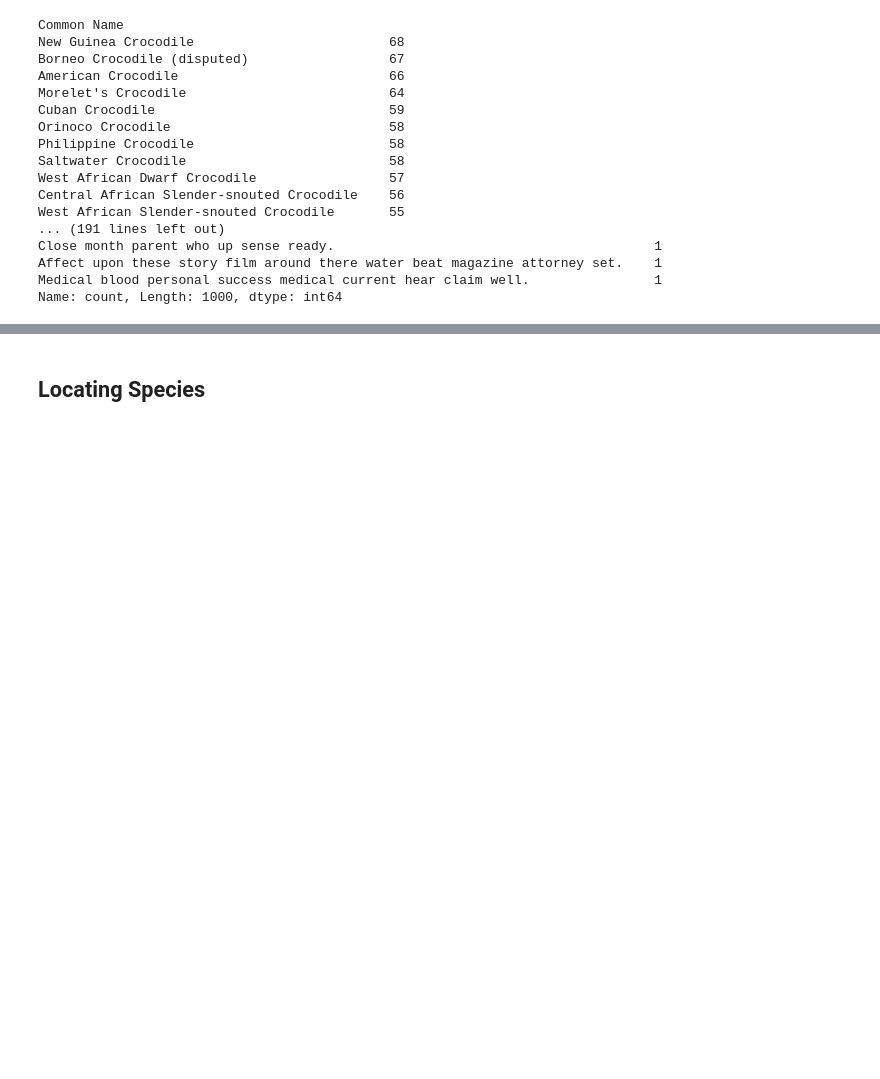
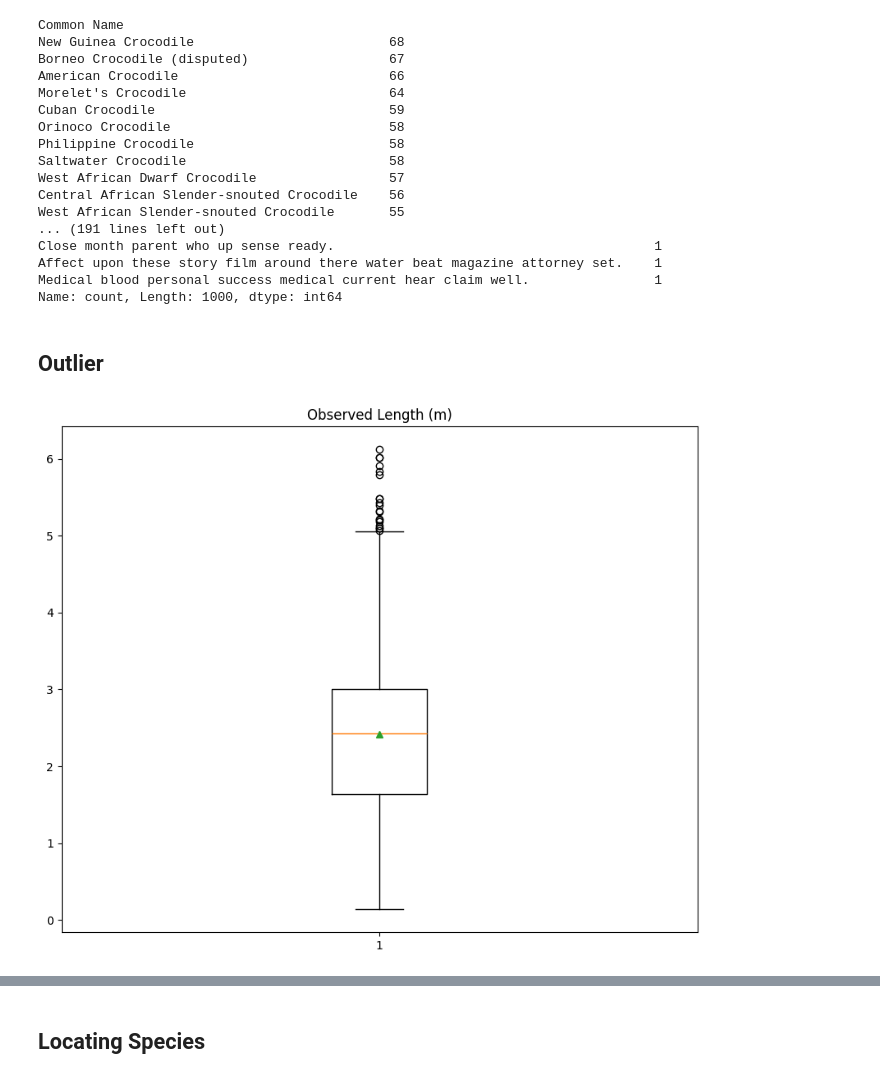
Before and after one commit to OmarEladl/Crocodile-Species-EDA, a Jupyter notebook: Crocodile Species EDA.ipynb, the cells around one changed output, grey strips where cells are left out. Saved outputs shown, nothing was run; the diff lists cells and outputs as text; code cells hidden in the pictures; blank space fills up the shorter version.

```diff
--- a/Crocodile Species EDA.ipynb
+++ b/Crocodile Species EDA.ipynb
@@ -115,3 +115,12 @@ Close month parent who up sense ready.                                         1
 Affect upon these story film around there water beat magazine attorney set.    1
 Medical blood personal success medical current hear claim well.                1
 Name: count, Length: 1000, dtype: int64
+# %% [markdown]
+## Outlier
+# %%
+plt.figure(figsize=(10, 8))
+plt.boxplot(df["Observed Length (m)"], showmeans=True)
+plt.title("Observed Length (m)")
+plt.show()
+# %% [output]
+[figure, added]
```
Also changed, not shown: parts of 22 cells of this notebook.
